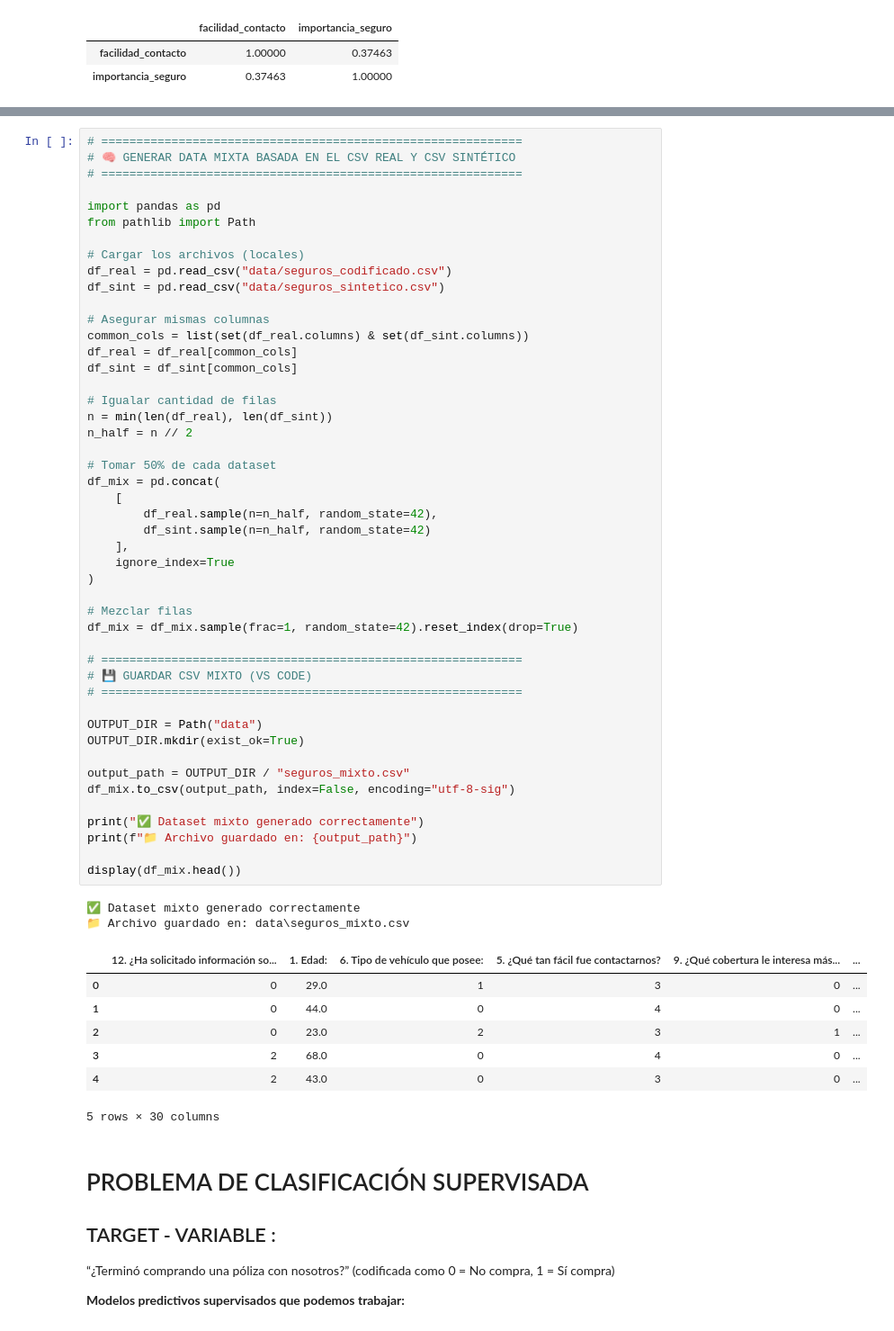
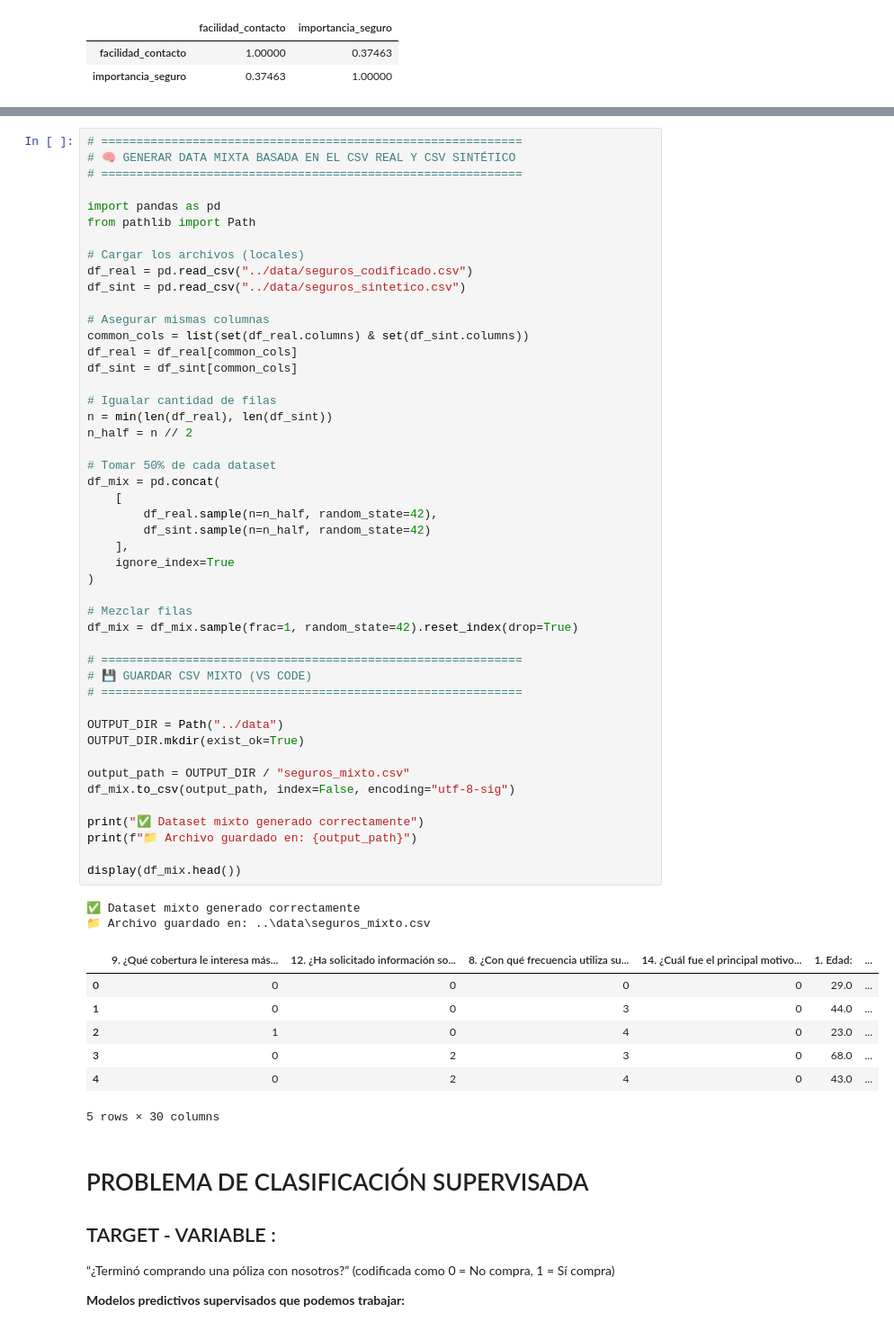
Before and after one commit to steph-d989/IDL3_CARDENAS_DAMIANI_FALCON_MANZANARES_MEDINA, a Jupyter notebook: notebooks/SEGUROS_CODIFICADO.ipynb, the cells around one changed output, grey strips where cells are left out. Shown at 90% size. Drawn from its saved outputs; the diff is of its cells as text.

Commit message:
seguros sinteticos ok

```diff
--- a/SEGUROS_CODIFICADO.ipynb
+++ b/notebooks/SEGUROS_CODIFICADO.ipynb
@@ -374,8 +382,8 @@ import pandas as pd
 from pathlib import Path
 
 # Cargar los archivos (locales)
-df_real = pd.read_csv("data/seguros_codificado.csv")
-df_sint = pd.read_csv("data/seguros_sintetico.csv")
+df_real = pd.read_csv("../data/seguros_codificado.csv")
+df_sint = pd.read_csv("../data/seguros_sintetico.csv")
 
 # Asegurar mismas columnas
 common_cols = list(set(df_real.columns) & set(df_sint.columns))
@@ -386,41 +394,41 @@ df_sint = df_sint[common_cols]
 n = min(len(df_real), len(df_sint))
 n_half = n // 2
 
 # Tomar 50% de cada dataset
 df_mix = pd.concat(
     [
         df_real.sample(n=n_half, random_state=42),
         df_sint.sample(n=n_half, random_state=42)
     ],
     ignore_index=True
 )
 
 # Mezclar filas
 df_mix = df_mix.sample(frac=1, random_state=42).reset_index(drop=True)
 
 # ============================================================
 # 💾 GUARDAR CSV MIXTO (VS CODE)
 # ============================================================
 
-OUTPUT_DIR = Path("data")
+OUTPUT_DIR = Path("../data")
 OUTPUT_DIR.mkdir(exist_ok=True)
 
 output_path = OUTPUT_DIR / "seguros_mixto.csv"
 df_mix.to_csv(output_path, index=False, encoding="utf-8-sig")
 
 print("✅ Dataset mixto generado correctamente")
 print(f"📁 Archivo guardado en: {output_path}")
 
 display(df_mix.head())
 # %% [output]
 ✅ Dataset mixto generado correctamente
-📁 Archivo guardado en: data\seguros_mixto.csv
+📁 Archivo guardado en: ..\data\seguros_mixto.csv
-|  | 12. ¿Ha solicitado información so... | 1. Edad: | 6. Tipo de vehículo que posee: | 5. ¿Qué tan fácil fue contactarnos? | 9. ¿Qué cobertura le interesa más... | ... |
-| 0 | 0 | 29.0 | 1 | 3 | 0 | ... |
-| 1 | 0 | 44.0 | 0 | 4 | 0 | ... |
-| 2 | 0 | 23.0 | 2 | 3 | 1 | ... |
-| 3 | 2 | 68.0 | 0 | 4 | 0 | ... |
-| 4 | 2 | 43.0 | 0 | 3 | 0 | ... |
+|  | 9. ¿Qué cobertura le interesa más... | 12. ¿Ha solicitado información so... | 8. ¿Con qué frecuencia utiliza su... | 14. ¿Cuál fue el principal motivo... | 1. Edad: | ... |
+| 0 | 0 | 0 | 0 | 0 | 29.0 | ... |
+| 1 | 0 | 0 | 3 | 0 | 44.0 | ... |
+| 2 | 1 | 0 | 4 | 0 | 23.0 | ... |
+| 3 | 0 | 2 | 3 | 0 | 68.0 | ... |
+| 4 | 0 | 2 | 4 | 0 | 43.0 | ... |
 5 rows × 30 columns
 # %% [markdown]
 # PROBLEMA DE CLASIFICACIÓN SUPERVISADA
```
Also changed, not shown: parts of 5 cells of this notebook, 4 other files.
